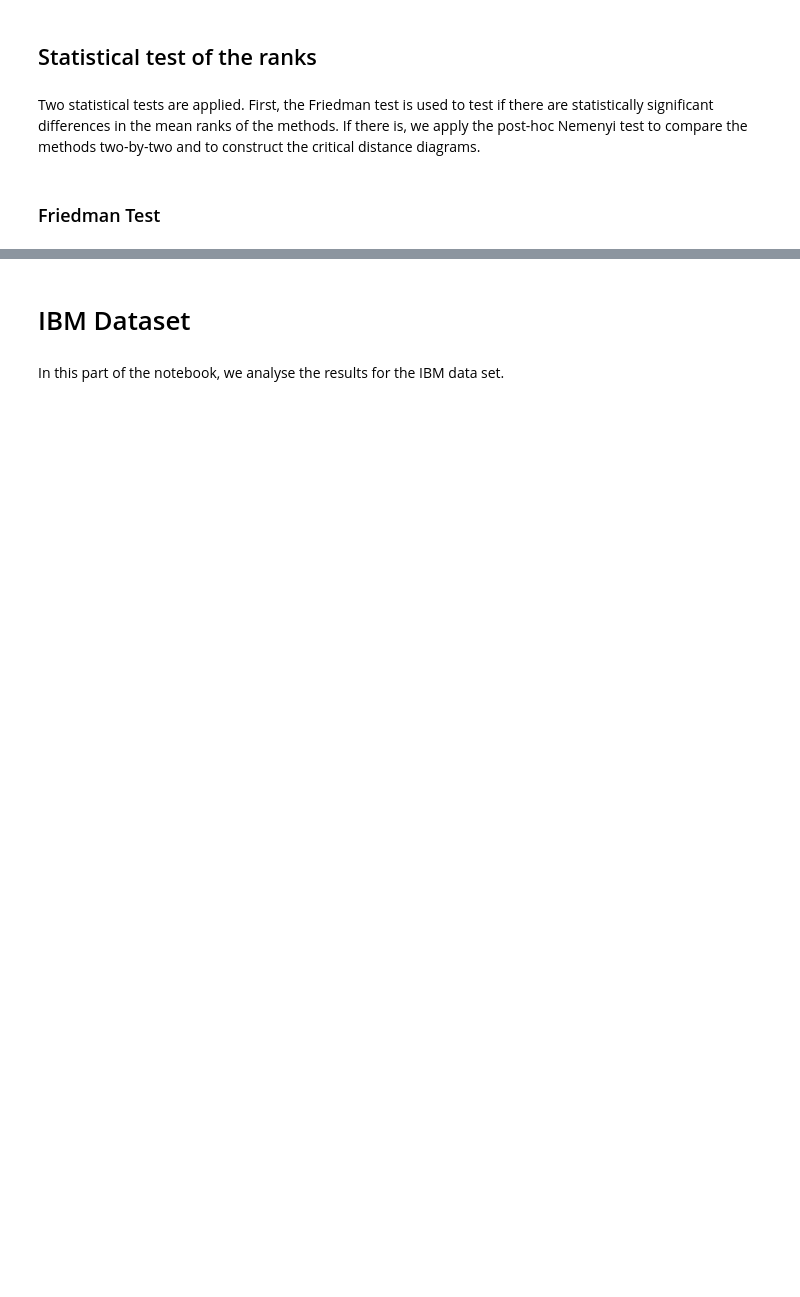
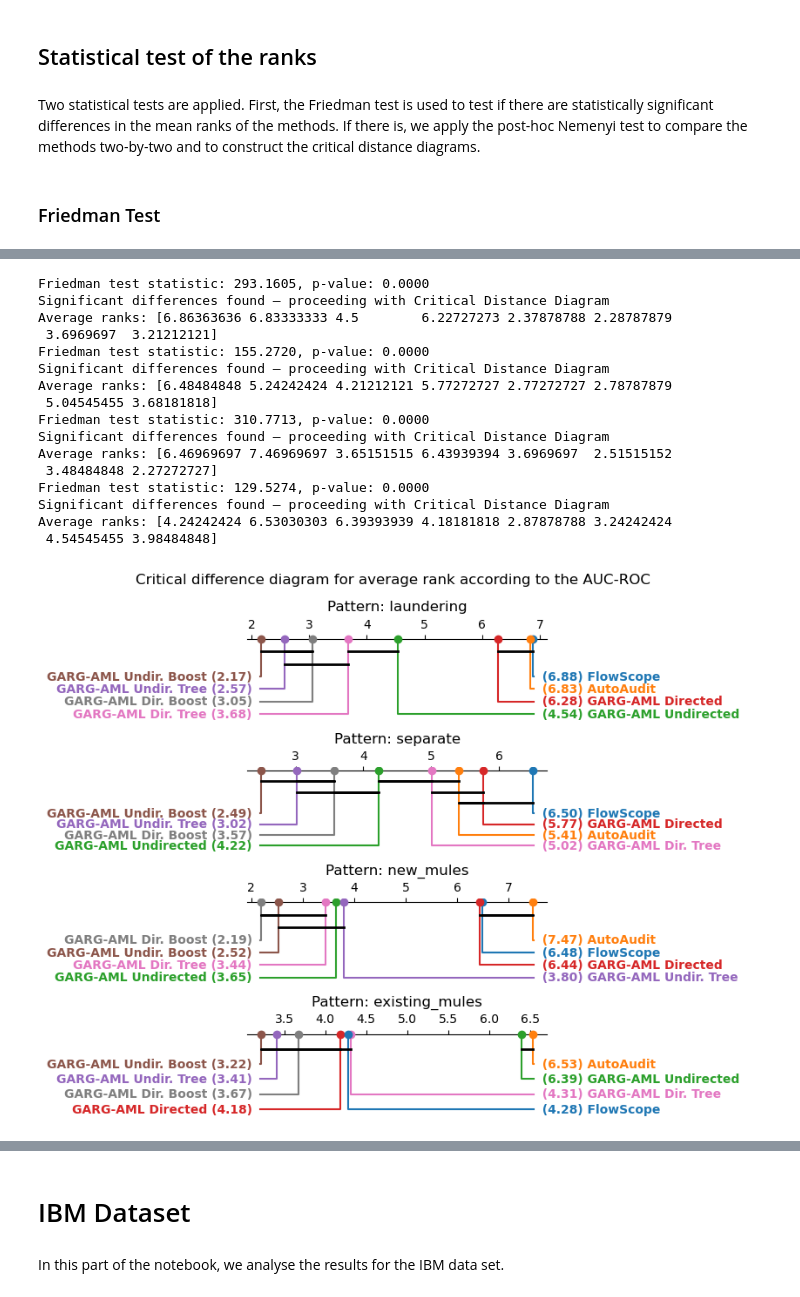
Before and after one commit to B-Deprez/GARG-AML, a Jupyter notebook: notebooks/VisualisationResults.ipynb, the cells around one changed output, grey strips where cells are left out. Saved outputs shown, nothing was run; the diff lists cells and outputs as text; code cells hidden in the pictures; blank space fills up the shorter version.

```diff
--- a/notebooks/VisualisationResults.ipynb
+++ b/notebooks/VisualisationResults.ipynb
@@ -600,4 +810,7 @@ sp.critical_difference_diagram(
 # %%
+friedman_stats_roc = []
+nemenyi_matrices_roc = {}
+
 fig, axes = plt.subplots(4, 1, figsize=(8, 6.5))
 
 for i_ax in range(4):
@@ -618,6 +831,14 @@ for i_ax in range(4):
     stat, p = friedmanchisquare(*scores.T)
 
     print(f"Friedman test statistic: {stat:.4f}, p-value: {p:.4f}")
+    friedman_stats_roc.append({
+        'pattern': pattern,
+        'chi2': float(stat),
+        'p_value': float(p),
+        'df': scores.shape[1] - 1,   # k - 1
+        'N_datasets': scores.shape[0],
+        'k_methods': scores.shape[1],
+    })
 
     if p<0.05:
         print("Significant differences found — proceeding with Critical Distance Diagram")
@@ -632,36 +853,55 @@ for i_ax in range(4):
         nf = sp.posthoc_nemenyi_friedman(scores)
         model_names = list(dict_data.keys())
         nf.index=nf.columns=model_names
+        nemenyi_matrices_roc[pattern] = nf.copy()
 
         avg_ranks_dict = dict(df_selection.groupby('dataset').performance.rank(ascending=False).groupby(df_selection.method).mean())
 
         # --- IMPORTANT: Create a new dictionary with PRETTY labels ---
         avg_ranks_pretty = {pretty_model_names[model]: rank for model, rank in avg_ranks_dict.items()}
         nf.rename(index=pretty_model_names, columns=pretty_model_names, inplace=True)
 
         # Also adapt the color palette using pretty labels
         color_palette_pretty = {pretty_model_names[model]: model_colors[model] for model in avg_ranks_dict.keys()}
 
         axes[i_ax].set_title('Pattern: '+pattern)
         sp.critical_difference_diagram(
             ranks=avg_ranks_pretty,
             # ranks=avg_ranks_dict,
             sig_matrix=nf,
             label_fmt_left='{label} ({rank:.2f})  ',
             label_fmt_right='  ({rank:.2f}) {label}',
             label_props={'fontweight': 'bold'},
             color_palette= color_palette_pretty,
             # color_palette={model: model_colors[model] for model in avg_ranks_dict.keys()},
             ax=axes[i_ax]
             )
 
         # Get correct handles and labels
         handles, labels = axes[i_ax].get_legend_handles_labels()
 
     else:
         print("No statistically significant differences found — skipping post-hoc analysis.")
 
 plt.suptitle('Critical difference diagram for average rank according to the AUC-ROC')
 plt.tight_layout()
 plt.savefig('../results/CD_ROC_full.pdf')
+# %% [output]
+Friedman test statistic: 293.1605, p-value: 0.0000
+Significant differences found — proceeding with Critical Distance Diagram
+Average ranks: [6.86363636 6.83333333 4.5        6.22727273 2.37878788 2.28787879
+ 3.6969697  3.21212121]
+Friedman test statistic: 155.2720, p-value: 0.0000
+Significant differences found — proceeding with Critical Distance Diagram
+Average ranks: [6.48484848 5.24242424 4.21212121 5.77272727 2.77272727 2.78787879
+ 5.04545455 3.68181818]
+Friedman test statistic: 310.7713, p-value: 0.0000
+Significant differences found — proceeding with Critical Distance Diagram
+Average ranks: [6.46969697 7.46969697 3.65151515 6.43939394 3.6969697  2.51515152
+ 3.48484848 2.27272727]
+Friedman test statistic: 129.5274, p-value: 0.0000
+Significant differences found — proceeding with Critical Distance Diagram
+Average ranks: [4.24242424 6.53030303 6.39393939 4.18181818 2.87878788 3.24242424
+ 4.54545455 3.98484848]
+[figure, added]
 # %%
```
Also changed, not shown: parts of 33 cells of this notebook, 3 other files.
